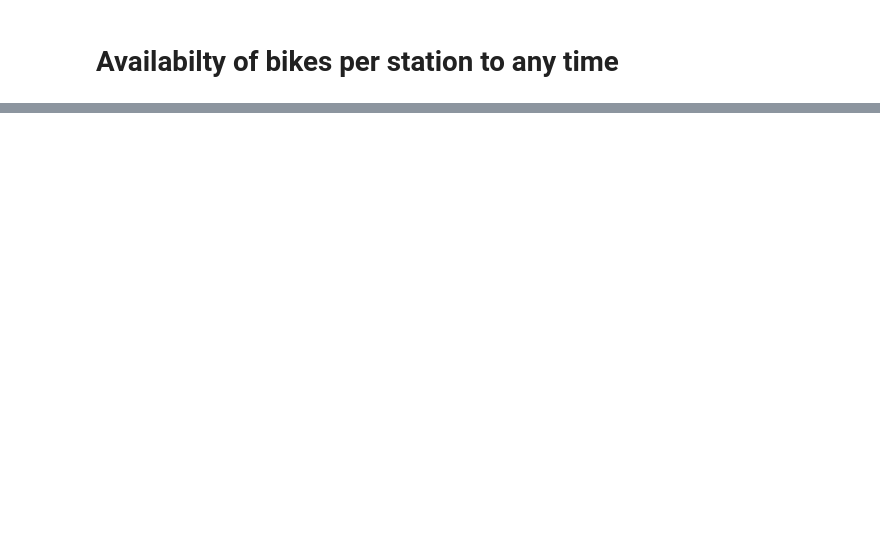
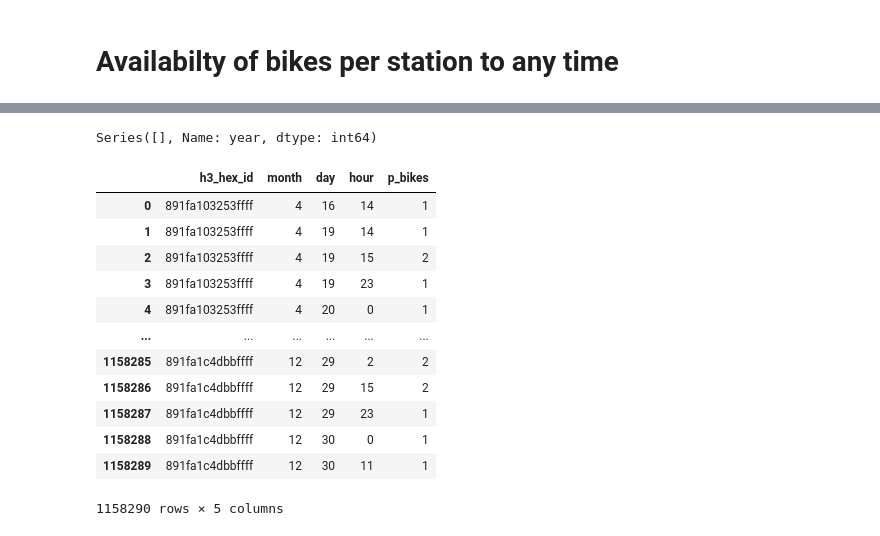
Before and after one commit to ey96/CallABike_Analytics, a Jupyter notebook: 02_Visualization_FinalResults.ipynb, the cells around one changed output, grey strips where cells are left out. Cells and saved outputs as stored; diff of their text form; code cells hidden in the pictures; blank space fills up the shorter version.

Commit message:
Additional map for availability of bikes including "non-official" stations
Updates Visualization_FinalResults

```diff
--- a/02_Visualization_FinalResults.ipynb
+++ b/02_Visualization_FinalResults.ipynb
@@ -277,0 +295,10 @@ choropleth_available_bikes_per_hex(1,4,16,9)
+# %%
+# transforms datetime
+df_availabilityBikes["datetime"] = pd.to_datetime(df_availabilityBikes["datetime"])
+# %%
+# creates new columns, to be able to group over in the steps below
+df_availabilityBikes["year"] = df_availabilityBikes["datetime"].apply(lambda x: x.year)
+df_availabilityBikes["month"] = df_availabilityBikes["datetime"].apply(lambda x: x.month)
+df_availabilityBikes["day"] = df_availabilityBikes["datetime"].apply(lambda x: x.day)
+df_availabilityBikes["hour"] = df_availabilityBikes["datetime"].apply(lambda x: x.hour)
+df_availabilityBikes.head()
@@ -277,0 +313,7 @@ choropleth_available_bikes_per_hex(1,4,16,9)
+# %%
+# transform availibility data to geodataframe
+geometry = [Point(xy) for xy in zip(df_availabilityBikes['p_lng'], df_availabilityBikes['p_lat'])]
+gdf_availabilityBikes = geopandas.GeoDataFrame(df_availabilityBikes, crs='epsg:4326', geometry=geometry)
+
+gdf_availabilityBikes = geopandas.sjoin(df_geos,gdf_availabilityBikes, how="inner", op="contains")
+gdf_availabilityBikes.reset_index(inplace=True)
@@ -277,0 +330,28 @@ choropleth_available_bikes_per_hex(1,4,16,9)
+# %%
+# just data for 2019
+# just a test if only data for 2019 are avaiable
+gdf_availabilityBikes[gdf_availabilityBikes["year"]<2019]["year"]
+# %% [output]
+Series([], Name: year, dtype: int64)
+# %%
+# groups over hex_ids, month, day and hour
+# sums up the available bikes within the hexagons to a specific datetime
+availability_results = gdf_availabilityBikes.groupby(["h3_hex_id", "month", "day", "hour"]).sum()[["p_bikes"]]
+# %%
+# stores data for available bikes for each hexagon and to each month, day and hour
+availability_results.reset_index(inplace=True)
+availability_results
+# %% [output]
+|  | h3_hex_id | month | day | hour | p_bikes |
+| 0 | 891fa103253ffff | 4 | 16 | 14 | 1 |
+| 1 | 891fa103253ffff | 4 | 19 | 14 | 1 |
+| 2 | 891fa103253ffff | 4 | 19 | 15 | 2 |
+| 3 | 891fa103253ffff | 4 | 19 | 23 | 1 |
+| 4 | 891fa103253ffff | 4 | 20 | 0 | 1 |
+| ... | ... | ... | ... | ... | ... |
+| 1158285 | 891fa1c4dbbffff | 12 | 29 | 2 | 2 |
+| 1158286 | 891fa1c4dbbffff | 12 | 29 | 15 | 2 |
+| 1158287 | 891fa1c4dbbffff | 12 | 29 | 23 | 1 |
+| 1158288 | 891fa1c4dbbffff | 12 | 30 | 0 | 1 |
+| 1158289 | 891fa1c4dbbffff | 12 | 30 | 11 | 1 |
+1158290 rows × 5 columns
```
Also changed, not shown: parts of 14 cells of this notebook, 1 other file.
